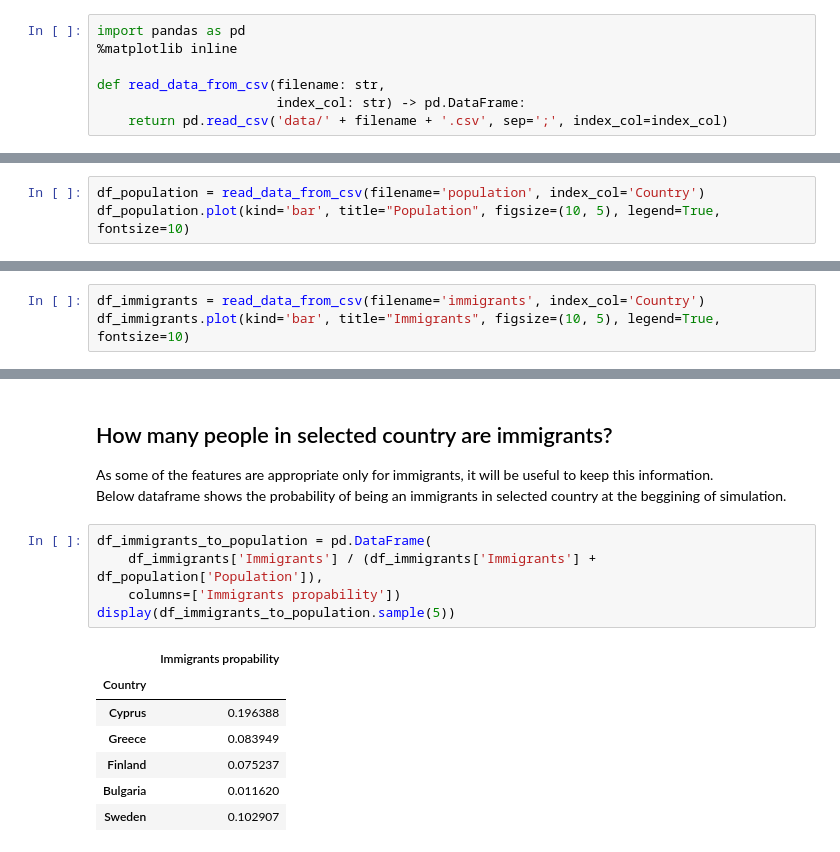
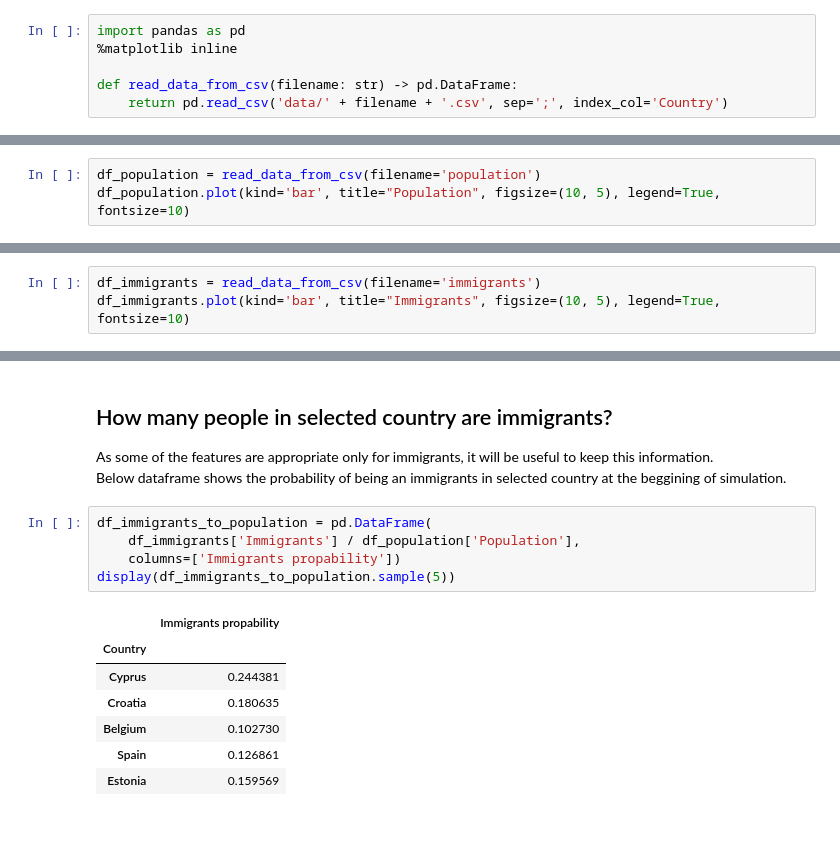
Before and after one commit to joanna-janos/MigrationSimulationInEU, a Jupyter notebook: data_analysis.ipynb, the cells around one changed output, grey strips where cells are left out. Drawn from its saved outputs; the diff is of its cells as text.

```diff
--- a/data_analysis.ipynb
+++ b/data_analysis.ipynb
@@ -7,16 +7,15 @@ Data was gathered especially from EU reports and then saved in .csv format.
 import pandas as pd
 %matplotlib inline
 
-def read_data_from_csv(filename: str,
-                       index_col: str) -> pd.DataFrame:
-    return pd.read_csv('data/' + filename + '.csv', sep=';', index_col=index_col)
+def read_data_from_csv(filename: str) -> pd.DataFrame:
+    return pd.read_csv('data/' + filename + '.csv', sep=';', index_col='Country')
 # %% [markdown]
 ## Population
 Number of people who live in each EU country.
     - Max value: 82162000 [Germany]
     - Min value: 434403 [Malta]
 # %%
-df_population = read_data_from_csv(filename='population', index_col='Country')
+df_population = read_data_from_csv(filename='population')
 df_population.plot(kind='bar', title="Population", figsize=(10, 5), legend=True, fontsize=10)
 # %% [output]
 <matplotlib.axes._subplots.AxesSubplot at 0x...>
@@ -43,7 +50,7 @@ Number of immigrants in each EU country.
     - Max value: 9845244 [Germany]
     - Min value: 20289 [Malta]
 # %%
-df_immigrants = read_data_from_csv(filename='immigrants', index_col='Country')
+df_immigrants = read_data_from_csv(filename='immigrants')
 df_immigrants.plot(kind='bar', title="Immigrants", figsize=(10, 5), legend=True, fontsize=10)
 # %% [output]
 <matplotlib.axes._subplots.AxesSubplot at 0x...>
@@ -63,14 +70,14 @@ As some of the features are appropriate only for immigrants, it will be useful t
 Below dataframe shows the probability of being an immigrants in selected country at the beggining of simulation.
 # %%
 df_immigrants_to_population = pd.DataFrame(
-    df_immigrants['Immigrants'] / (df_immigrants['Immigrants'] + df_population['Population']),
+    df_immigrants['Immigrants'] / df_population['Population'],
     columns=['Immigrants propability'])
 display(df_immigrants_to_population.sample(5))
 # %% [output]
 |  | Immigrants propability |
 | Country |  |
-| Cyprus | 0.196388 |
-| Greece | 0.083949 |
-| Finland | 0.075237 |
-| Bulgaria | 0.011620 |
-| Sweden | 0.102907 |
+| Cyprus | 0.244381 |
+| Croatia | 0.180635 |
+| Belgium | 0.102730 |
+| Spain | 0.126861 |
+| Estonia | 0.159569 |
```
Also changed, not shown: parts of 14 cells of this notebook, 1 other file.
